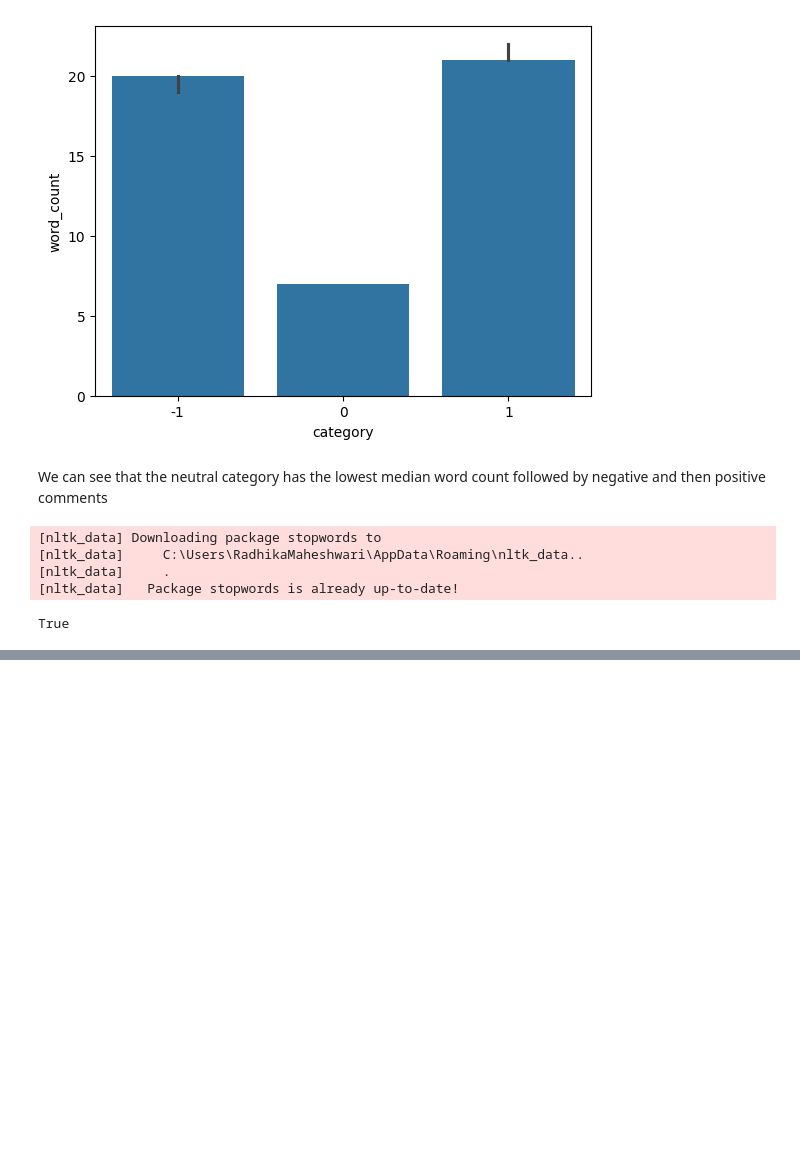
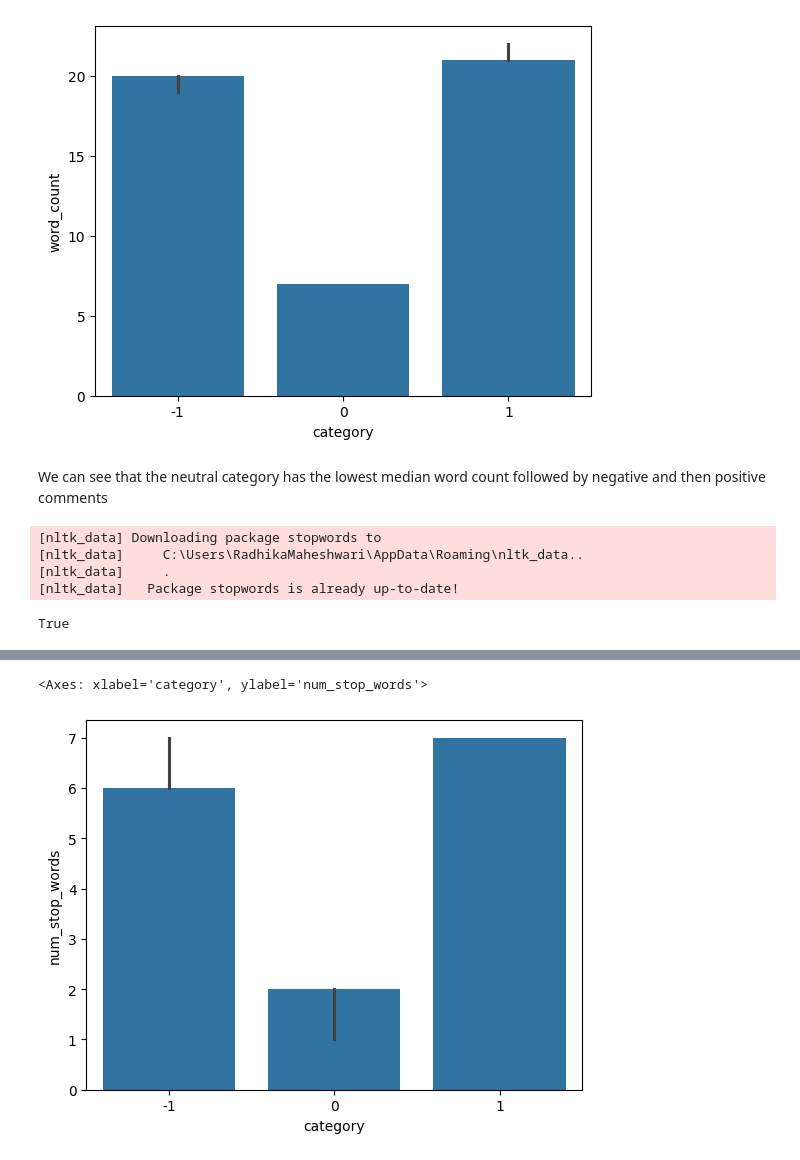
Before and after one commit to Radhika5062/mlops_sentiment_analysis, a Jupyter notebook: EDA.ipynb, the cells around one changed output, grey strips where cells are left out. Cells and saved outputs as stored; diff of their text form; code cells hidden in the pictures; blank space fills up the shorter version.

```diff
--- a/EDA.ipynb
+++ b/EDA.ipynb
@@ -328,0 +373,7 @@ df['clean_words']
+# %%
+# Plotting a bar plot of median stop word count for each category
+
+sns.barplot(df, x = 'category', y = 'num_stop_words', estimator = 'median')
+# %% [output]
+<Axes: xlabel='category', ylabel='num_stop_words'>
+[figure, added]
```
Also changed, not shown: parts of 36 cells of this notebook, 1 other file.
